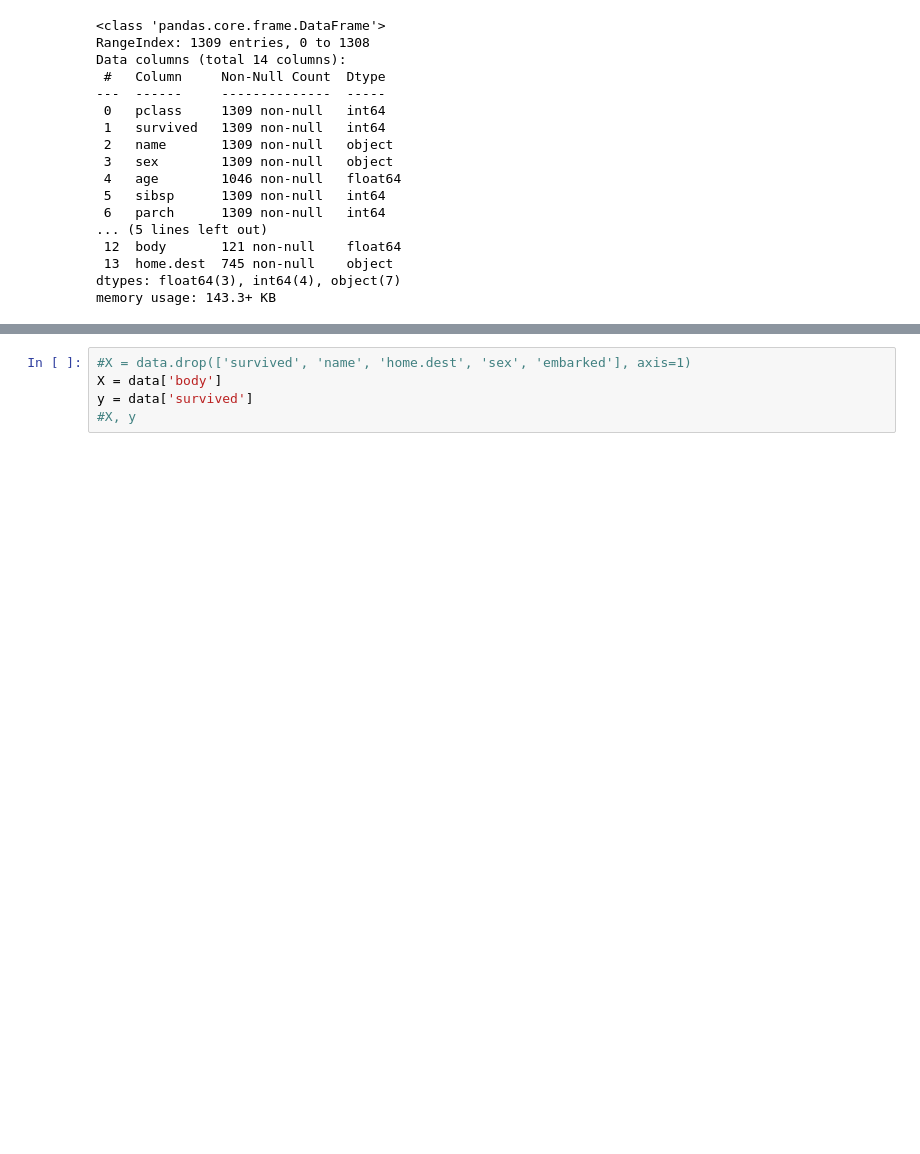
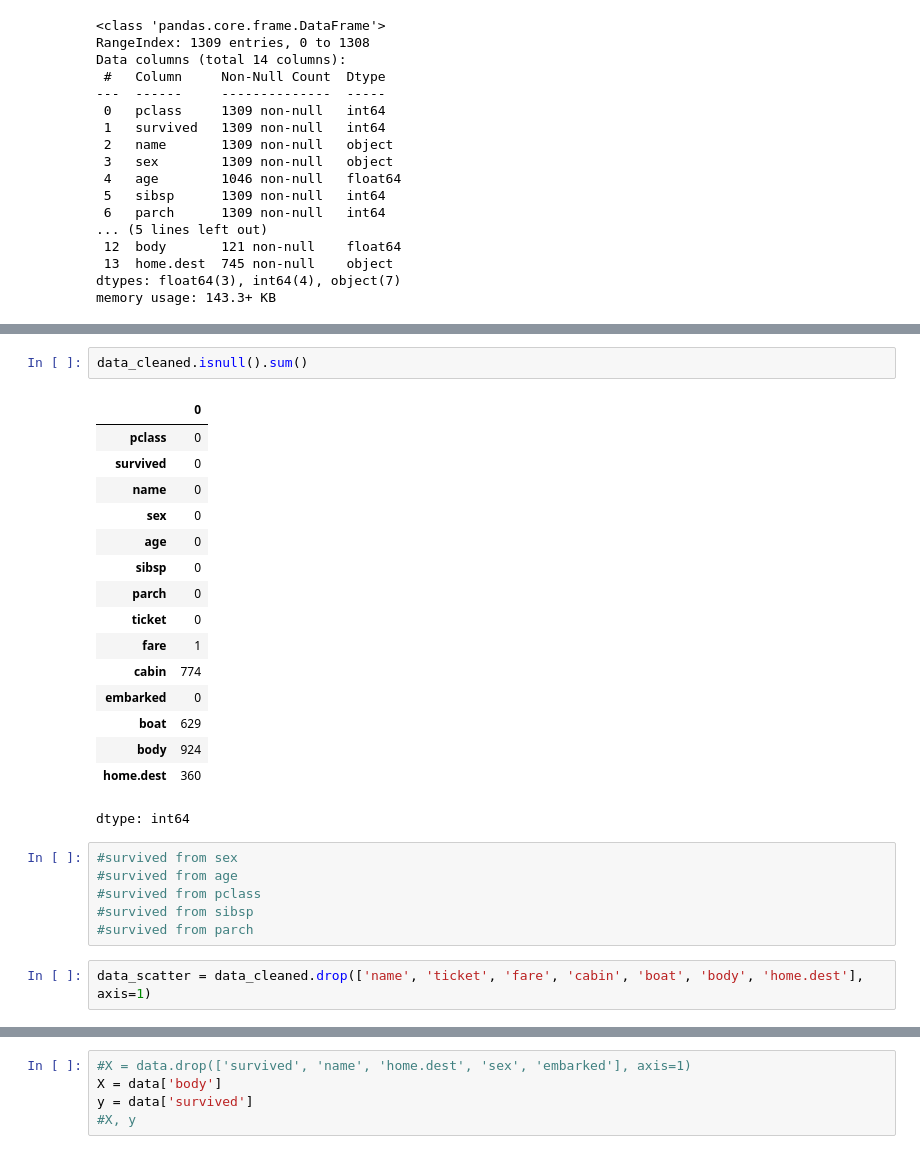
Before and after one commit to evin76/machinelearning2024, a Jupyter notebook: machinelearning2024.ipynb, the cells around one changed output, grey strips where cells are left out. Saved outputs shown, nothing was run; the diff lists cells and outputs as text; blank space fills up the shorter version.

```diff
--- a/machinelearning2024.ipynb
+++ b/machinelearning2024.ipynb
@@ -118,0 +165,27 @@ memory usage: 143.3+ KB
+# %%
+data_cleaned.isnull().sum()
+# %% [output]
+|  | 0 |
+| pclass | 0 |
+| survived | 0 |
+| name | 0 |
+| sex | 0 |
+| age | 0 |
+| sibsp | 0 |
+| parch | 0 |
+| ticket | 0 |
+| fare | 1 |
+| cabin | 774 |
+| embarked | 0 |
+| boat | 629 |
+| body | 924 |
+| home.dest | 360 |
+dtype: int64
+# %%
+#survived from sex
+#survived from age
+#survived from pclass
+#survived from sibsp
+#survived from parch
+# %%
+data_scatter = data_cleaned.drop(['name', 'ticket', 'fare', 'cabin', 'boat', 'body', 'home.dest'], axis=1)
```
Also changed, not shown: parts of 8 cells of this notebook.
